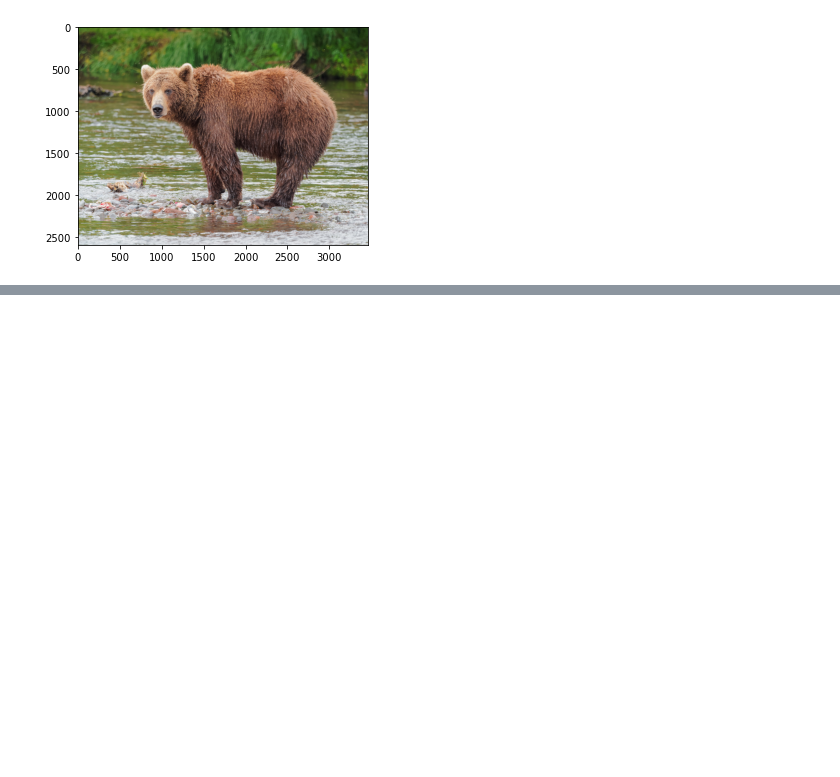
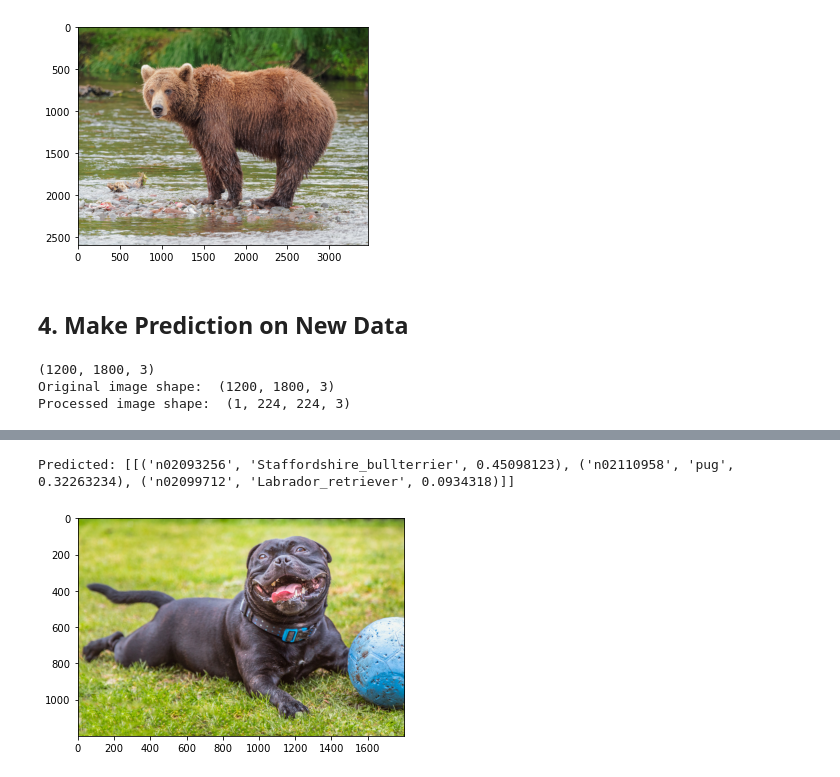
Before and after one commit to felixm3/coursework-workshops-bootcamps-lectures-etc, a Jupyter notebook: nvidia-dli-fundamentals-of-deep-learning/05_pretrained_models.ipynb, the cells around one changed output, grey strips where cells are left out. Cells and saved outputs as stored; diff of their text form; code cells hidden in the pictures; blank space fills up the shorter version.

```diff
--- a/nvidia-dli-fundamentals-of-deep-learning/05_pretrained_models.ipynb
+++ b/nvidia-dli-fundamentals-of-deep-learning/05_pretrained_models.ipynb
@@ -73,3 +73,23 @@ processed_image = load_and_process_image("data/doggy_door_images/brown_bear.jpg"
 Original image shape:  (2592, 3456, 3)
 Processed image shape:  (1, 224, 224, 3)
 [figure]
+# %% [markdown]
+## 4. Make Prediction on New Data
+# %%
+from tensorflow.keras.applications.vgg16 import decode_predictions
+
+def readable_prediction(image_path):
+    # Show image
+    show_image(image_path)
+    # Load and pre-process image
+    image = load_and_process_image(image_path)
+    # Make predictions
+    predictions = model.predict(image)
+    # Print predictions in readable form
+    print('Predicted:', decode_predictions(predictions, top=3))
+# %%
+readable_prediction("data/doggy_door_images/happy_dog.jpg")
+# %% [output]
+(1200, 1800, 3)
+Original image shape:  (1200, 1800, 3)
+Processed image shape:  (1, 224, 224, 3)
@@ -75,0 +97,2 @@ Processed image shape:  (1, 224, 224, 3)
+Predicted: [[('n02093256', 'Staffordshire_bullterrier', 0.45098123), ('n02110958', 'pug', 0.32263234), ('n02099712', 'Labrador_retriever', 0.0934318)]]
+[figure, added]
```
Also changed, not shown: parts of 8 cells of this notebook, 3 other files.
